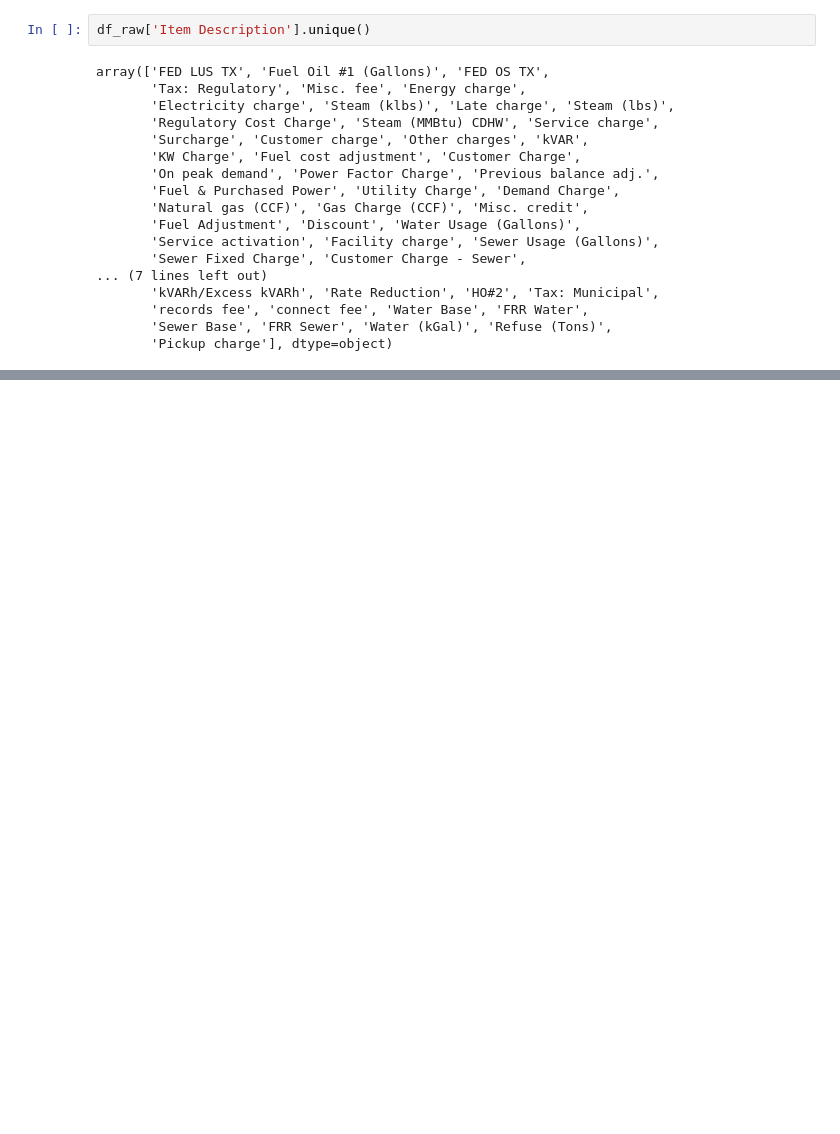
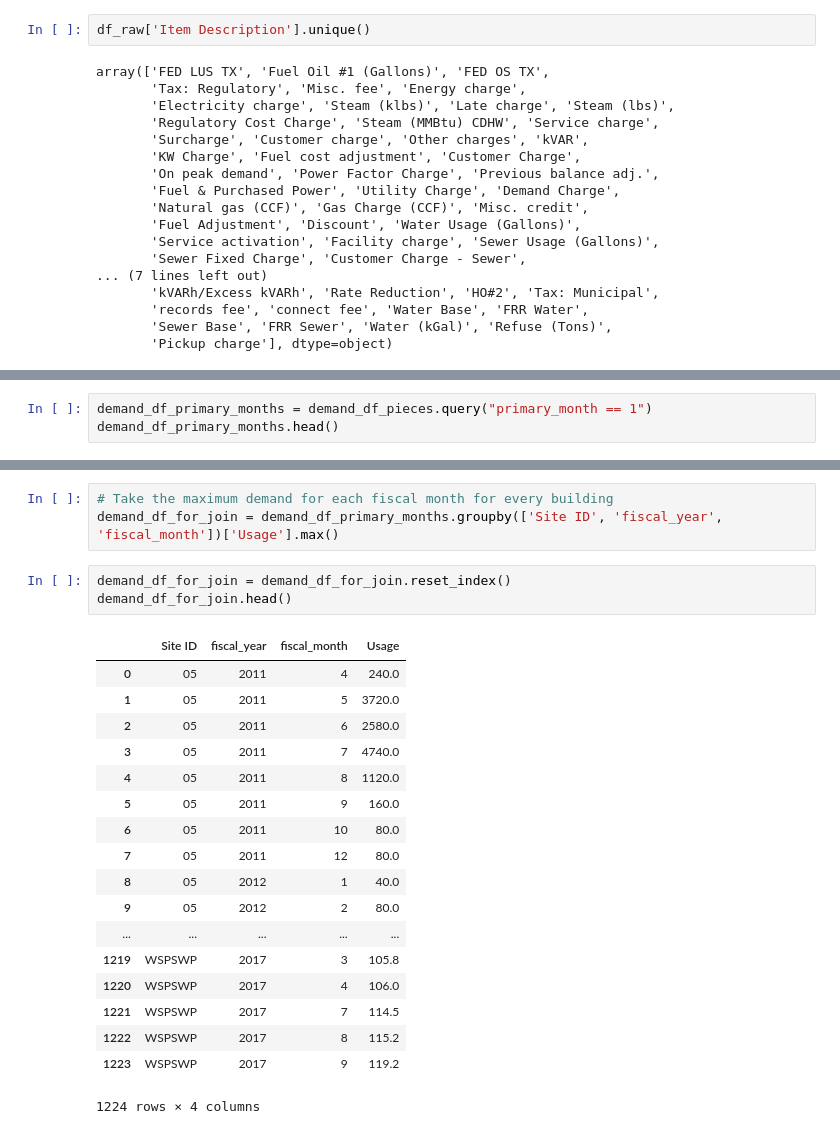
Before and after one commit to alanmitchell/fnsb-benchmark, a Jupyter notebook: testing/utility_dashboard_data.ipynb, the cells around one changed output, grey strips where cells are left out. Saved outputs shown, nothing was run; the diff lists cells and outputs as text; blank space fills up the shorter version.

```diff
--- a/testing/utility_dashboard_data.ipynb
+++ b/testing/utility_dashboard_data.ipynb
@@ -390,0 +486,3 @@ AttributeError: ("'Timestamp' object has no attribute 'values'", 'occurred at in
+# %%
+demand_df_primary_months = demand_df_pieces.query("primary_month == 1")
+demand_df_primary_months.head()
@@ -390,0 +496,25 @@ AttributeError: ("'Timestamp' object has no attribute 'values'", 'occurred at in
+# %%
+# Take the maximum demand for each fiscal month for every building
+demand_df_for_join = demand_df_primary_months.groupby(['Site ID', 'fiscal_year', 'fiscal_month'])['Usage'].max()
+# %%
+demand_df_for_join = demand_df_for_join.reset_index()
+demand_df_for_join.head()
+# %% [output]
+|  | Site ID | fiscal_year | fiscal_month | Usage |
+| 0 | 05 | 2011 | 4 | 240.0 |
+| 1 | 05 | 2011 | 5 | 3720.0 |
+| 2 | 05 | 2011 | 6 | 2580.0 |
+| 3 | 05 | 2011 | 7 | 4740.0 |
+| 4 | 05 | 2011 | 8 | 1120.0 |
+| 5 | 05 | 2011 | 9 | 160.0 |
+| 6 | 05 | 2011 | 10 | 80.0 |
+| 7 | 05 | 2011 | 12 | 80.0 |
+| 8 | 05 | 2012 | 1 | 40.0 |
+| 9 | 05 | 2012 | 2 | 80.0 |
+| ... | ... | ... | ... | ... |
+| 1219 | WSPSWP | 2017 | 3 | 105.8 |
+| 1220 | WSPSWP | 2017 | 4 | 106.0 |
+| 1221 | WSPSWP | 2017 | 7 | 114.5 |
+| 1222 | WSPSWP | 2017 | 8 | 115.2 |
+| 1223 | WSPSWP | 2017 | 9 | 119.2 |
+1224 rows × 4 columns
```
Also changed, not shown: parts of 26 cells of this notebook.
